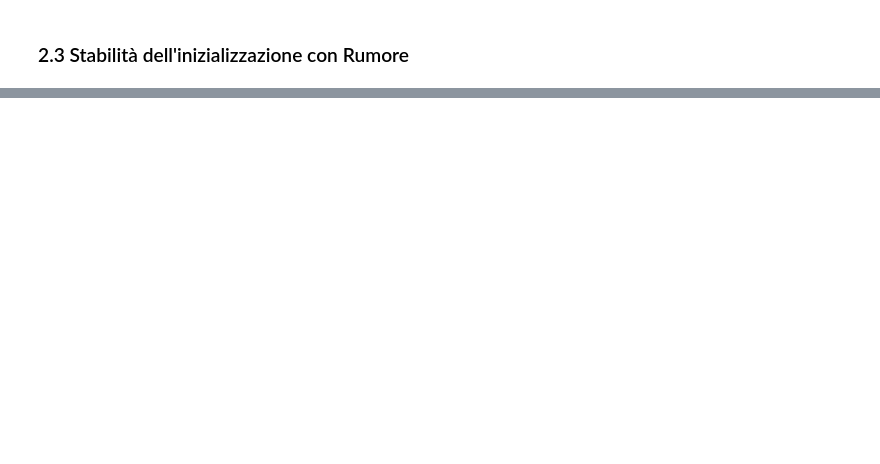
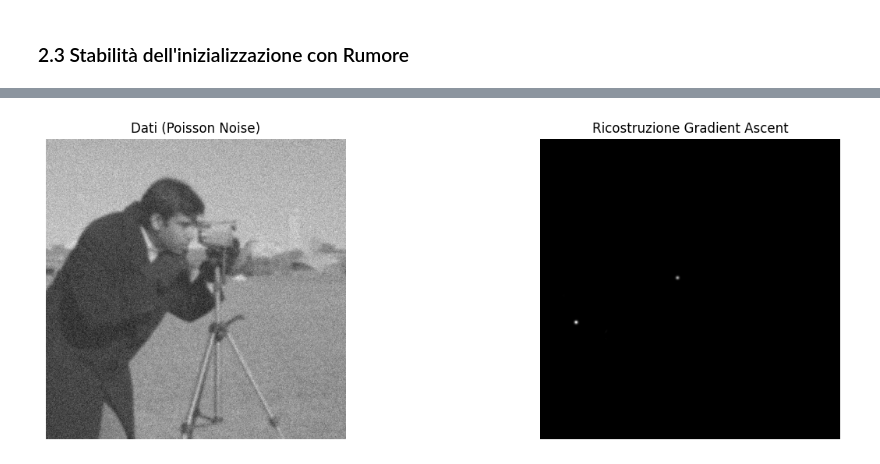
Before and after one commit to francescobellina/ys-noise_image, a Jupyter notebook: Noise_images_analysis2.ipynb, the cells around one changed output, grey strips where cells are left out. Saved outputs shown, nothing was run; the diff lists cells and outputs as text; code cells hidden in the pictures; blank space fills up the shorter version.

```diff
--- a/Noise_images_analysis2.ipynb
+++ b/Noise_images_analysis2.ipynb
@@ -229,0 +262,69 @@ Distanza euclidea tra le due soluzioni dopo 50 iterazioni: 480.8621
+# %%
+class GradientAscentPoisson:
+    def __init__(self, psf_sigma):
+        self.sigma = psf_sigma
+
+    def A(self, x):
+        # Convoluzione (Forward projection)
+        return ndimage.gaussian_filter(x, sigma=self.sigma)
+
+    def AT(self, x):
+        # Correlazione (Back projection) - per gaussiana simmetrica è uguale ad A
+        return ndimage.gaussian_filter(x, sigma=self.sigma)
+
+    def solve(self, y, iterations=50, alpha=0.1, x_init=None):
+        """
+        Gradient Ascent per massimizzare la Poisson Log-Likelihood.
+        y: dati misurati (con rumore)
+        alpha: step size (fisso o adattivo)
+        """
+        # Inizializzazione: NON può essere zero per MLEM/Poisson (log(0) = -inf)
+        # Si usa spesso un'immagine uniforme o l'immagine stessa.
+        if x_init is None:
+            x = np.ones_like(y) * np.mean(y)
+        else:
+            x = x_init.copy()
+            # Assicuriamo che non ci siano zeri o valori negativi
+            x[x <= 0] = 1e-6
+
+        history = []
+
+        for k in range(iterations):
+            # 1. Forward Projection: Ax
+            Ax = self.A(x)
+
+            # Evitiamo divisioni per zero
+            Ax[Ax < 1e-10] = 1e-10
+
+            # 2. Calcolo del rapporto: y / Ax
+            ratio = y / Ax
+
+            # 3. Calcolo del termine residuo: (y/Ax) - 1
+            residual_term = ratio - 1.0
+
+            # 4. Backprojection del residuo: A^T * (y/Ax - 1)
+            gradient = self.AT(residual_term)
+
+            # 5. Aggiornamento (Salita)
+            x_new = x + alpha * gradient
+
+            # Constraint di non-negatività (fisica: non esistono fotoni negativi)
+            x_new[x_new < 0] = 0
+            x = x_new
+
+            # Monitoraggio (opzionale: norma del gradiente)
+            grad_norm = np.linalg.norm(gradient)
+            history.append(grad_norm)
+
+        return x, history
+
+# Test del Gradient Ascent
+solver_ga = GradientAscentPoisson(psf_sigma=SIGMA)
+
+# Nota: alpha (step size) è critico qui. Se troppo alto diverge, troppo basso è lento.
+# Per Poisson spesso servono alpha piccoli.
+x_rec_ga, hist_ga = solver_ga.solve(y_noisy, iterations=50, alpha=0.5, x_init=np.ones_like(y_noisy))
+
+show_images([y_noisy, x_rec_ga], ["Dati (Poisson Noise)", "Ricostruzione Gradient Ascent"])
+# %% [output]
+[figure, added]
```
Also changed, not shown: parts of 13 cells of this notebook.
